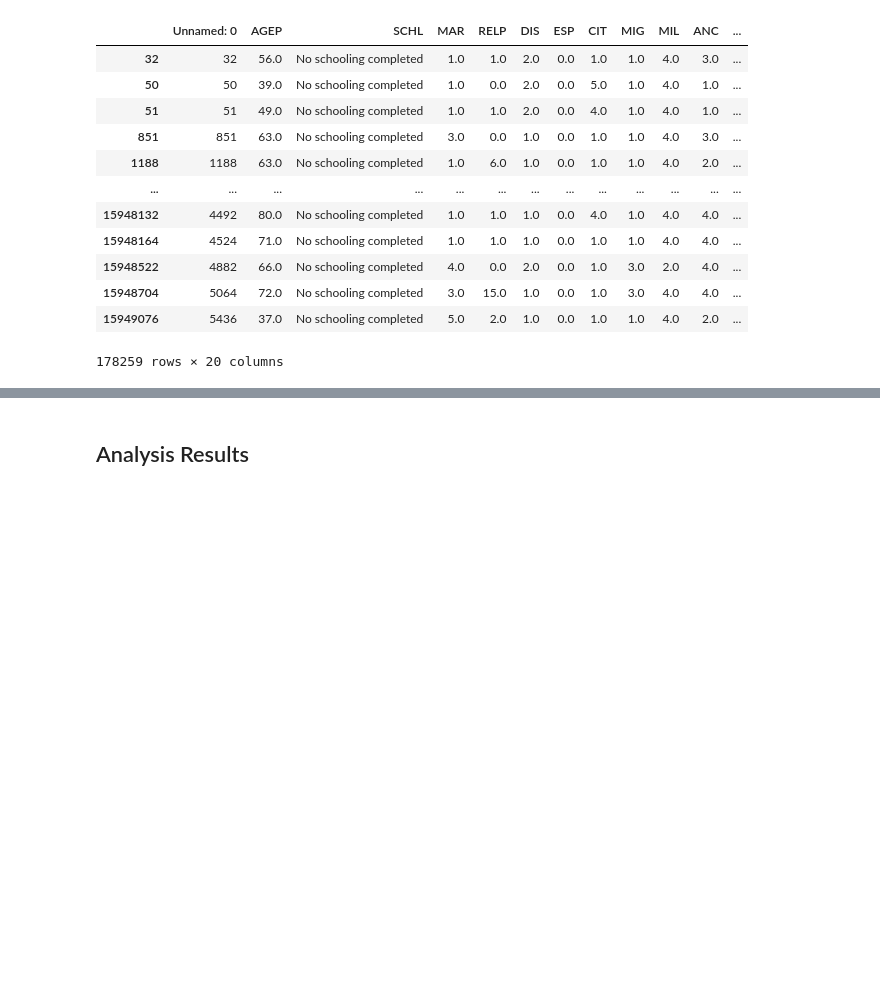
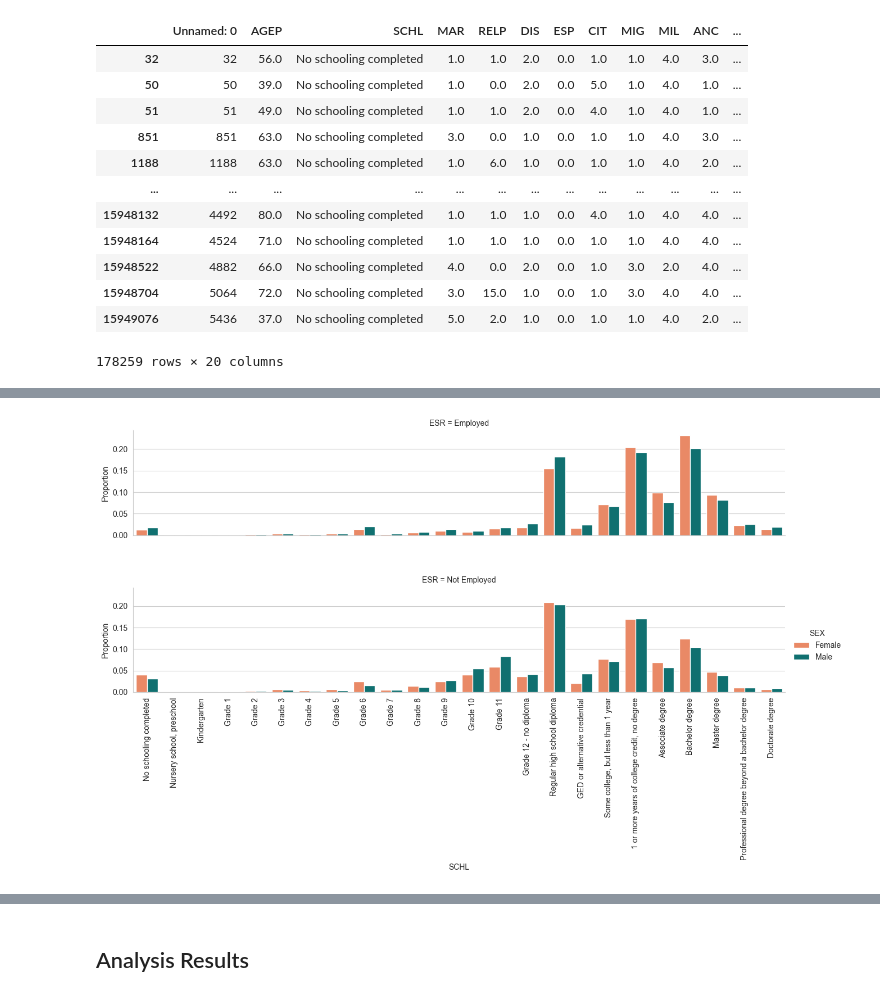
Before and after one commit to SaraBonati/fair_ml_thesis, a Jupyter notebook: notebooks/figures.ipynb, the cells around one changed output, grey strips where cells are left out. Drawn from its saved outputs; the diff is of its cells as text; code cells hidden in the pictures; blank space fills up the shorter version.

```diff
--- a/notebooks/figures.ipynb
+++ b/notebooks/figures.ipynb
@@ -308,0 +301,32 @@ plt.subplots_adjust(bottom=0.5,hspace=0.5)
+# %%
+g = sns.catplot(data=edu_df2[(edu_df2['YEAR']==2014)&(edu_df2['STATE'].isin(['CA']))],
+                x="SCHL",
+                y='Proportion',
+                hue="SEX",
+                row='ESR',
+                order=[ "No schooling completed","Nursery school, preschool","Kindergarten","Grade 1","Grade 2",
+"Grade 3",
+"Grade 4",
+"Grade 5",
+"Grade 6",
+"Grade 7",
+ "Grade 8",
+"Grade 9",
+"Grade 10",
+"Grade 11",
+    "Grade 12 - no diploma",
+   "Regular high school diploma",
+   "GED or alternative credential",
+  "Some college, but less than 1 year",
+    "1 or more years of college credit, no degree",
+    "Associate degree",
+    "Bachelor degree",
+"Master degree",
+"Professional degree beyond a bachelor degree",
+"Doctorate degree"], hue_order=['Female','Male'],
+                palette={'Female': 'coral', 'Male': 'teal'},
+            kind='bar', errorbar=None, aspect=2.5)
+plt.xticks(rotation=90)
+plt.subplots_adjust(bottom=0.5,hspace=0.5)
+# %% [output]
+[figure, added]
```
Also changed, not shown: parts of 12 cells of this notebook, 1 other file.
